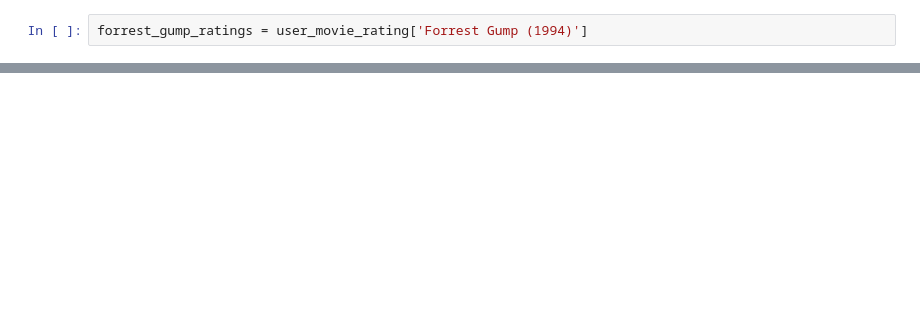
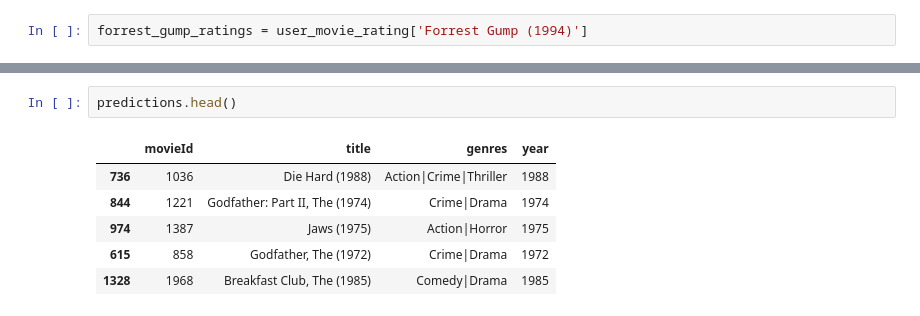
Before and after one commit to Fatema/web-technology, a Jupyter notebook: melon.ipynb, the cells around one changed output, grey strips where cells are left out. Saved outputs shown, nothing was run; the diff lists cells and outputs as text; blank space fills up the shorter version.

```diff
--- a/melon.ipynb
+++ b/melon.ipynb
@@ -115,0 +394,9 @@ corr_forrest_gump.head()
+# %%
+predictions.head()
+# %% [output]
+|  | movieId | title | genres | year |
+| 736 | 1036 | Die Hard (1988) | Action|Crime|Thriller | 1988 |
+| 844 | 1221 | Godfather: Part II, The (1974) | Crime|Drama | 1974 |
+| 974 | 1387 | Jaws (1975) | Action|Horror | 1975 |
+| 615 | 858 | Godfather, The (1972) | Crime|Drama | 1972 |
+| 1328 | 1968 | Breakfast Club, The (1985) | Comedy|Drama | 1985 |
```
Also changed, not shown: parts of 54 cells of this notebook, 9 other files.
